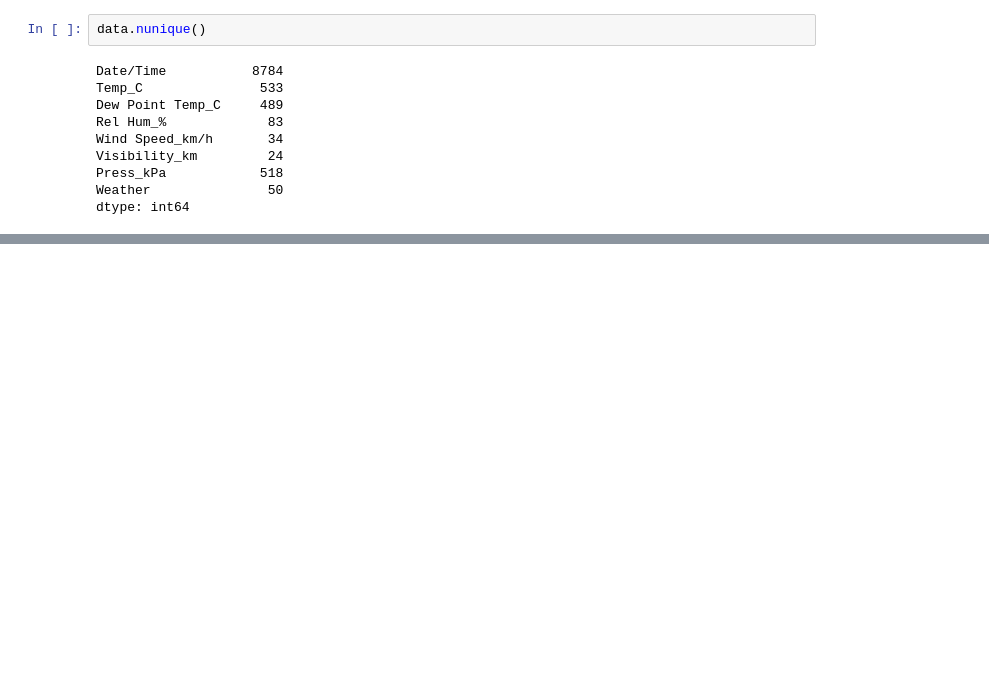
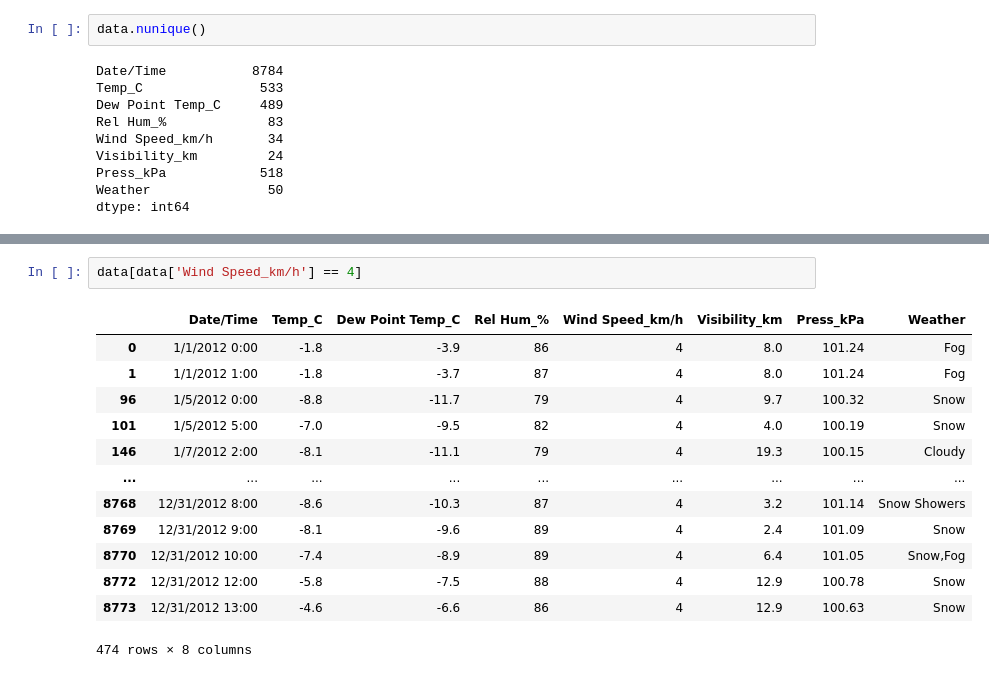
Before and after one commit to JunaidAshraf05/Data-Analysis, a Jupyter notebook: 1.ipynb, the cells around one changed output, grey strips where cells are left out. Drawn from its saved outputs; the diff is of its cells as text; blank space fills up the shorter version.

```diff
--- a/1.ipynb
+++ b/1.ipynb
@@ -214,0 +282,16 @@ Name: Wind Speed_km/h, Length: 8784, dtype: int64>
+# %%
+data[data['Wind Speed_km/h'] == 4]
+# %% [output]
+|  | Date/Time | Temp_C | Dew Point Temp_C | Rel Hum_% | Wind Speed_km/h | Visibility_km | Press_kPa | Weather |
+| 0 | 1/1/2012 0:00 | -1.8 | -3.9 | 86 | 4 | 8.0 | 101.24 | Fog |
+| 1 | 1/1/2012 1:00 | -1.8 | -3.7 | 87 | 4 | 8.0 | 101.24 | Fog |
+| 96 | 1/5/2012 0:00 | -8.8 | -11.7 | 79 | 4 | 9.7 | 100.32 | Snow |
+| 101 | 1/5/2012 5:00 | -7.0 | -9.5 | 82 | 4 | 4.0 | 100.19 | Snow |
+| 146 | 1/7/2012 2:00 | -8.1 | -11.1 | 79 | 4 | 19.3 | 100.15 | Cloudy |
+| ... | ... | ... | ... | ... | ... | ... | ... | ... |
+| 8768 | 12/31/2012 8:00 | -8.6 | -10.3 | 87 | 4 | 3.2 | 101.14 | Snow Showers |
+| 8769 | 12/31/2012 9:00 | -8.1 | -9.6 | 89 | 4 | 2.4 | 101.09 | Snow |
+| 8770 | 12/31/2012 10:00 | -7.4 | -8.9 | 89 | 4 | 6.4 | 101.05 | Snow,Fog |
+| 8772 | 12/31/2012 12:00 | -5.8 | -7.5 | 88 | 4 | 12.9 | 100.78 | Snow |
+| 8773 | 12/31/2012 13:00 | -4.6 | -6.6 | 86 | 4 | 12.9 | 100.63 | Snow |
+474 rows × 8 columns
```
Also changed, not shown: parts of 10 cells of this notebook.
